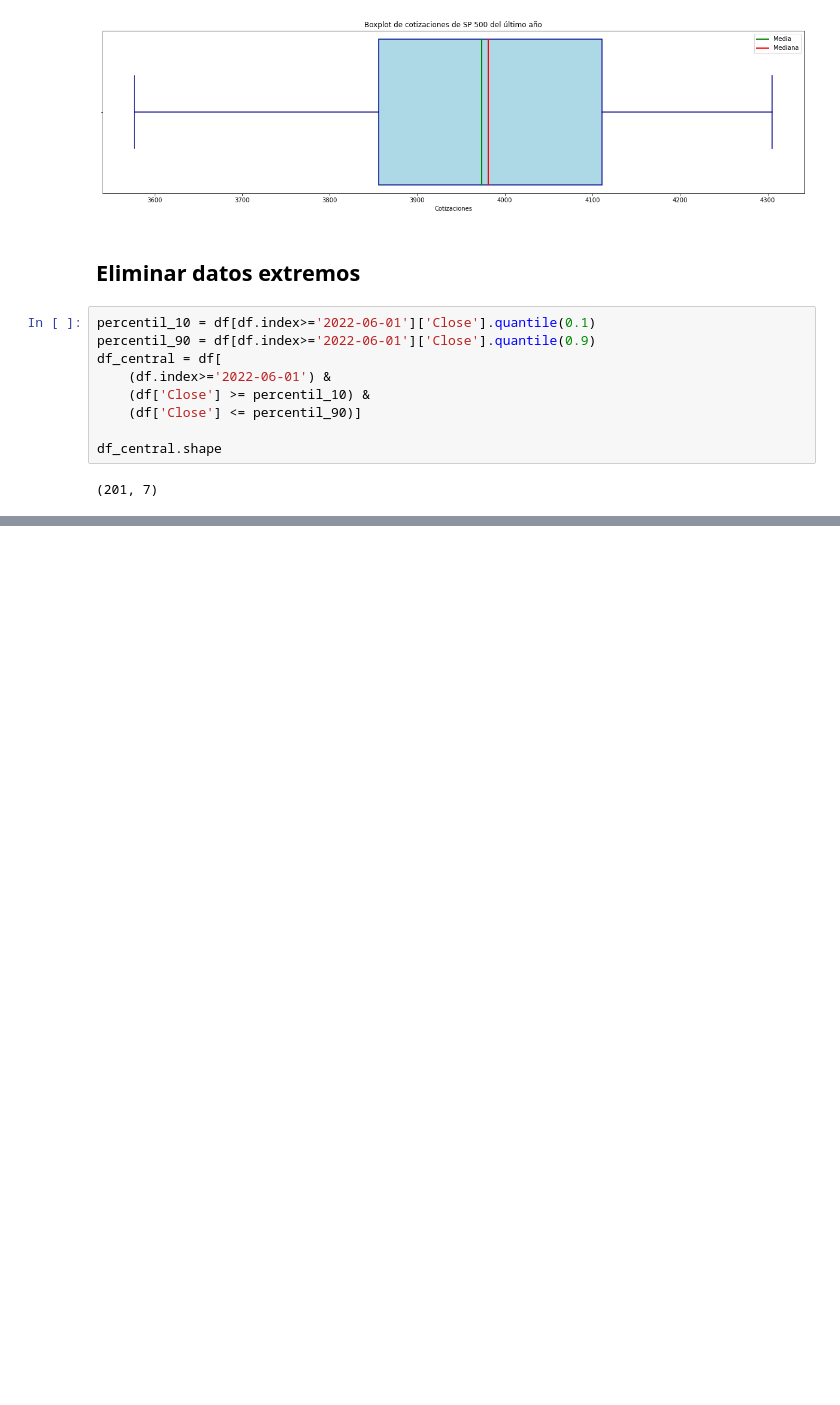
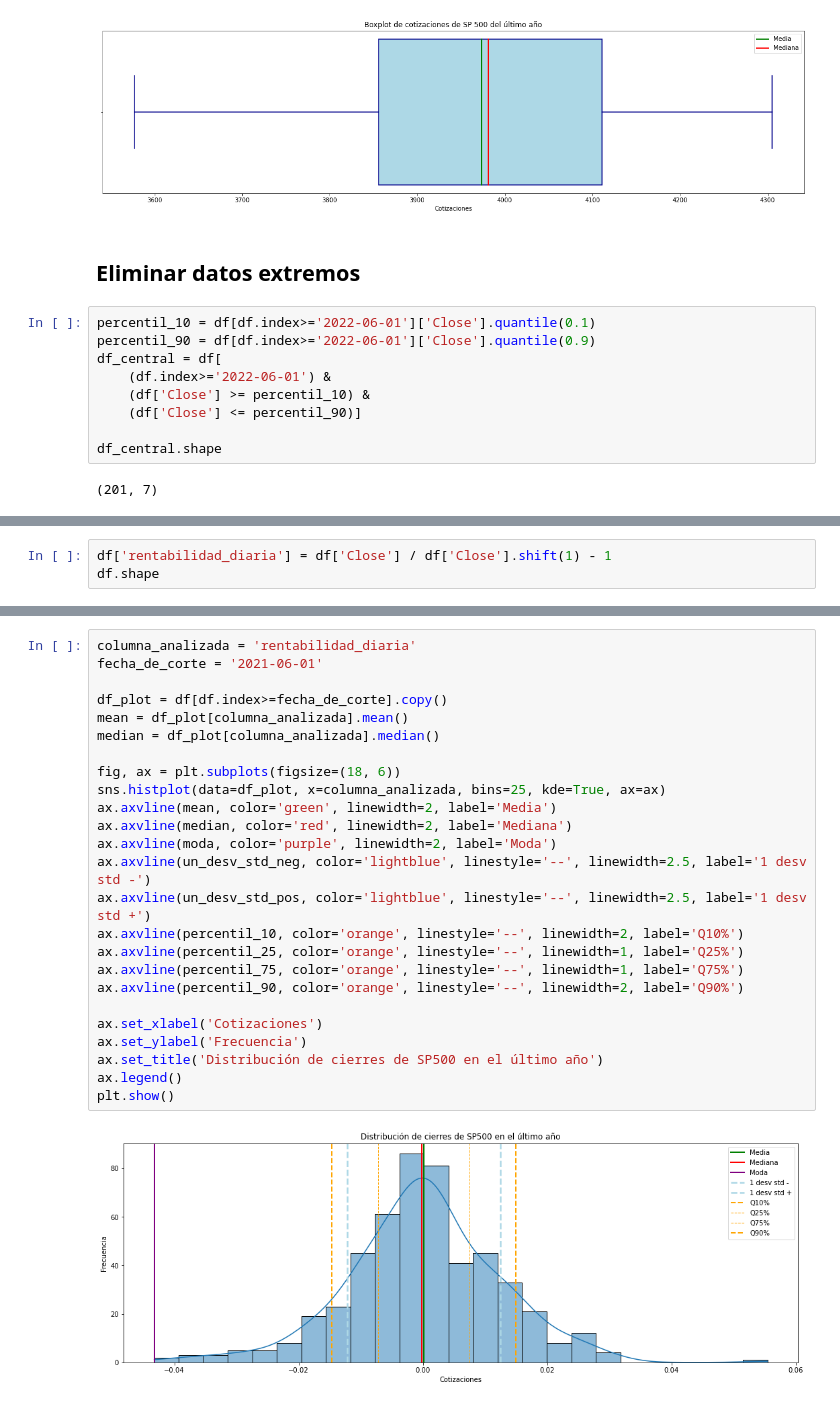
Before and after one commit to Igna-M/quant_warm_up, a Jupyter notebook: 0530_estadistica_sp500.ipynb, the cells around one changed output, grey strips where cells are left out. Drawn from its saved outputs; the diff is of its cells as text; blank space fills up the shorter version.

```diff
--- a/0530_estadistica_sp500.ipynb
+++ b/0530_estadistica_sp500.ipynb
@@ -297,0 +300,3 @@ df_central.shape
+# %%
+df['rentabilidad_diaria'] = df['Close'] / df['Close'].shift(1) - 1
+df.shape
@@ -297,0 +417,27 @@ df_central.shape
+# %%
+columna_analizada = 'rentabilidad_diaria'
+fecha_de_corte = '2021-06-01'
+
+df_plot = df[df.index>=fecha_de_corte].copy()
+mean = df_plot[columna_analizada].mean()
+median = df_plot[columna_analizada].median()
+
+fig, ax = plt.subplots(figsize=(18, 6))
+sns.histplot(data=df_plot, x=columna_analizada, bins=25, kde=True, ax=ax)
+ax.axvline(mean, color='green', linewidth=2, label='Media')
+ax.axvline(median, color='red', linewidth=2, label='Mediana')
+ax.axvline(moda, color='purple', linewidth=2, label='Moda')
+ax.axvline(un_desv_std_neg, color='lightblue', linestyle='--', linewidth=2.5, label='1 desv std -')
+ax.axvline(un_desv_std_pos, color='lightblue', linestyle='--', linewidth=2.5, label='1 desv std +')
+ax.axvline(percentil_10, color='orange', linestyle='--', linewidth=2, label='Q10%')
+ax.axvline(percentil_25, color='orange', linestyle='--', linewidth=1, label='Q25%')
+ax.axvline(percentil_75, color='orange', linestyle='--', linewidth=1, label='Q75%')
+ax.axvline(percentil_90, color='orange', linestyle='--', linewidth=2, label='Q90%')
+
+ax.set_xlabel('Cotizaciones')
+ax.set_ylabel('Frecuencia')
+ax.set_title('Distribución de cierres de SP500 en el último año')
+ax.legend()
+plt.show()
+# %% [output]
+[figure, added]
```
Also changed, not shown: parts of 7 cells of this notebook.
